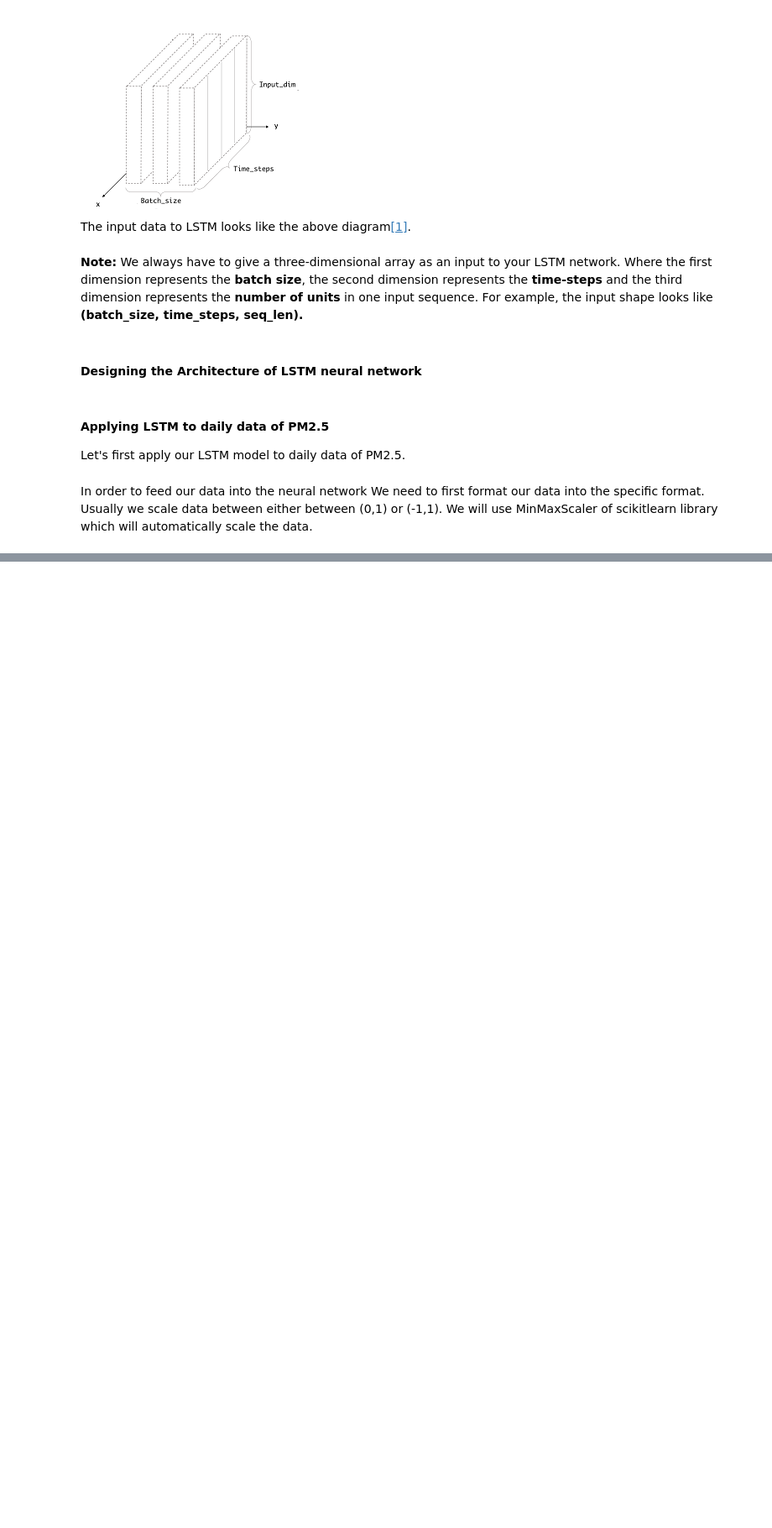
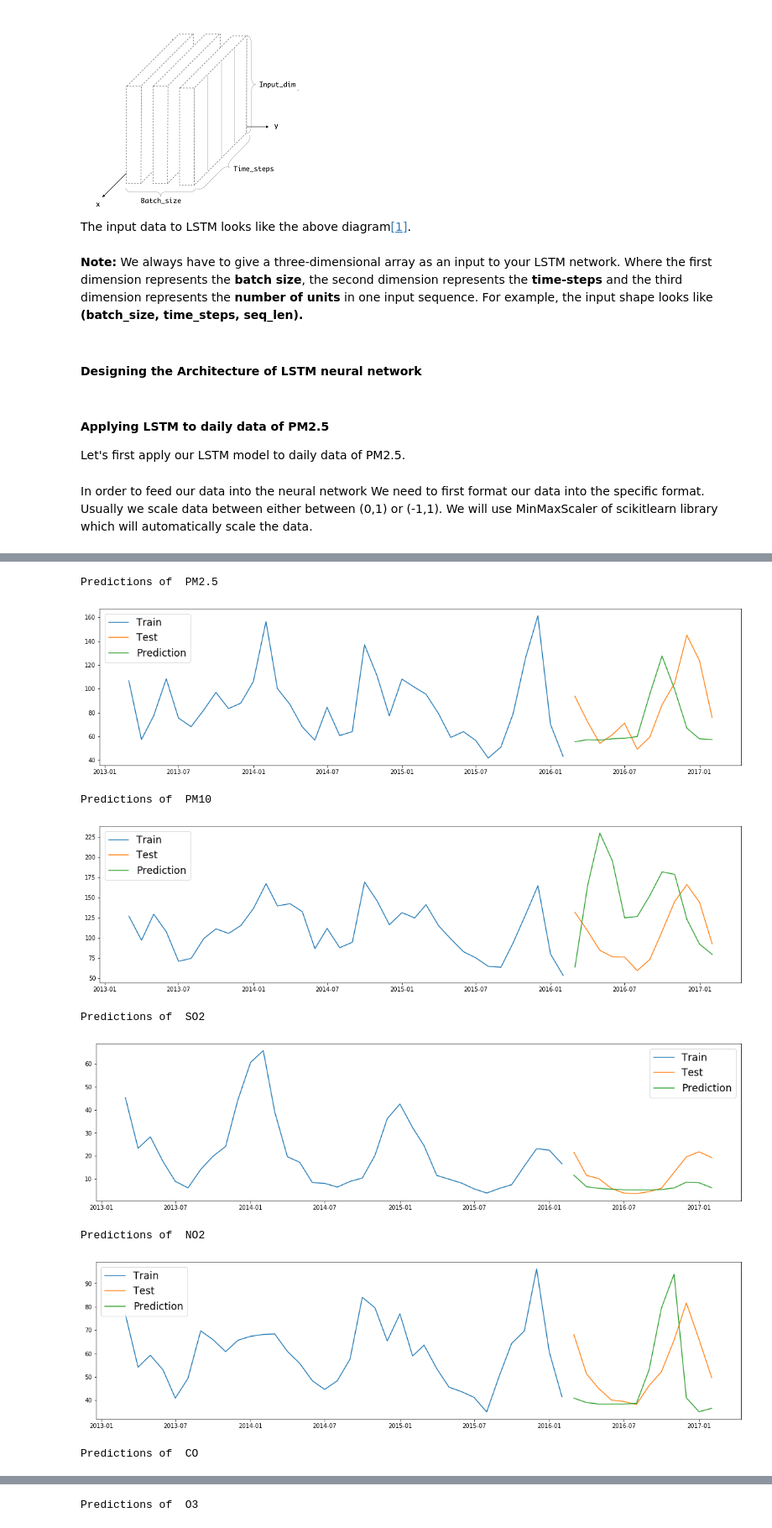
Before and after one commit to aishrock006/Capstone-Project, a Jupyter notebook: 5Time series with LSTM.ipynb, the cells around one changed output, grey strips where cells are left out. Shown at 84% size. Cells and saved outputs as stored; diff of their text form; code cells hidden in the pictures; blank space fills up the shorter version.

Commit message:
apply LSTM on all monthly pollutants

```diff
--- a/5Time series with LSTM.ipynb
+++ b/5Time series with LSTM.ipynb
@@ -188,0 +213,30 @@ The Root Mean Squared Error of the forecasts is 75.83094405148877
+# %%
+# apply transformations on all monthly data
+scaled_train_PM25, scaler_PM25 = transform_data(train_PM25)
+scaled_train_PM10, scaler_PM10 = transform_data(train_PM10)
+scaled_train_SO2, scaler_SO2 = transform_data(train_SO2)
+scaled_train_NO2, scaler_NO2 = transform_data(train_NO2)
+scaled_train_CO, scaler_CO = transform_data(train_CO)
+scaled_train_O3, scaler_O3 = transform_data(train_O3)
+# %%
+# define parameters for the LSTM model (After some manual hyperparameter tuning)
+# time_steps: 12 for monthly, 365 for daily data is preffered.
+time_steps = 12
+# no of units as n_feature: Since we have only one feature so we will take n_feature as 1.
+n_feature = 1
+# set epochs to 350
+epochs = 350
+# create list for test data
+list_test = [test_PM25, test_PM10, test_SO2, test_NO2, test_CO, test_O3]
+# create list for train data
+list_train = [train_PM25, train_PM10, train_SO2, train_NO2, train_CO, train_O3]
+# create list for scaled train data
+list_scaled_train = [scaled_train_PM25, scaled_train_PM10, scaled_train_SO2, scaled_train_NO2, scaled_train_CO, scaled_train_O3]
+# create list of all scalers
+list_scaler = [scaler_PM25, scaler_PM10, scaler_SO2, scaler_NO2, scaler_CO, scaler_O3]
+# create list for storing models
+list_models = []
+# fit LSTM model to all the data
+for i in range(len(list_scaled_train)):
+    print('\nFitting LSTM on ',list_train[i].columns.values[0])
+    list_models.append(fit_LSTM(list_scaled_train[i], time_steps, n_feature, epochs = epochs))
@@ -188,0 +261,16 @@ The Root Mean Squared Error of the forecasts is 75.83094405148877
+# %%
+# Predict all the pollutants
+list_predictions = [predict_LSTM(list_scaled_train[i], list_scaler[i],\
+                                list_train[i], list_test[i],time_steps,\
+                                n_feature, list_models[i]) \
+                   for i in range(len(list_scaled_train))]
+# %% [output]
+Predictions of  PM2.5
+[figure, added]
+Predictions of  PM10
+[figure, added]
+Predictions of  SO2
+[figure, added]
+Predictions of  NO2
+[figure, added]
+Predictions of  CO
@@ -188,0 +278 @@ The Root Mean Squared Error of the forecasts is 75.83094405148877
+Predictions of  O3
```
Also changed, not shown: parts of 12 cells of this notebook.
